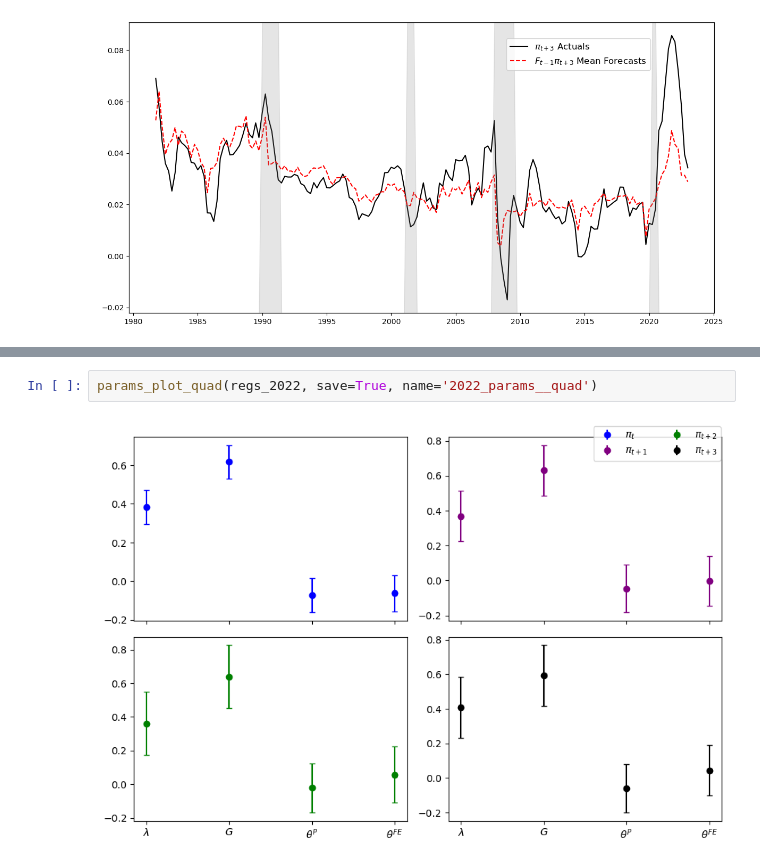
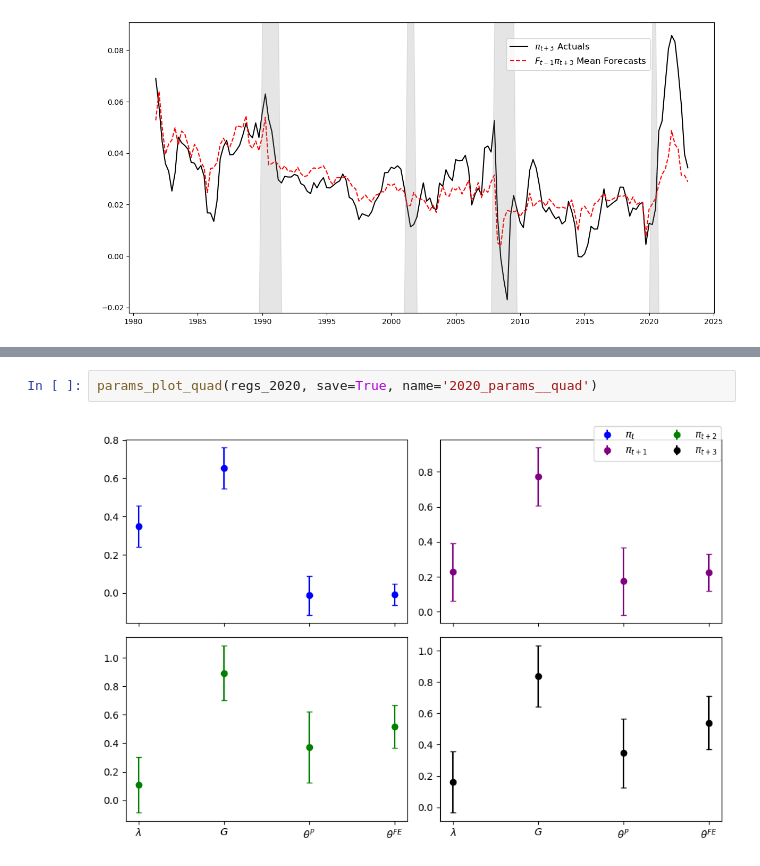
Before and after one commit to calvinmcelvain/expectation_replication, a Jupyter notebook: code/_004plots.ipynb, the cells around one changed output, grey strips where cells are left out. Saved outputs shown, nothing was run; the diff lists cells and outputs as text.

```diff
--- a/code/_004plots.ipynb
+++ b/code/_004plots.ipynb
@@ -327,4 +327,4 @@ est_plot_quad(regs_2022, save=True, name='2022_estimates_quad')
 # %%
-params_plot_quad(regs_2022, save=True, name='2022_params__quad')
+params_plot_quad(regs_2020, save=True, name='2020_params__quad')
 # %% [output]
-[figure, old version]
+[figure, new version]
```
Also changed, not shown: parts of 4 cells of this notebook, 12 other files.
